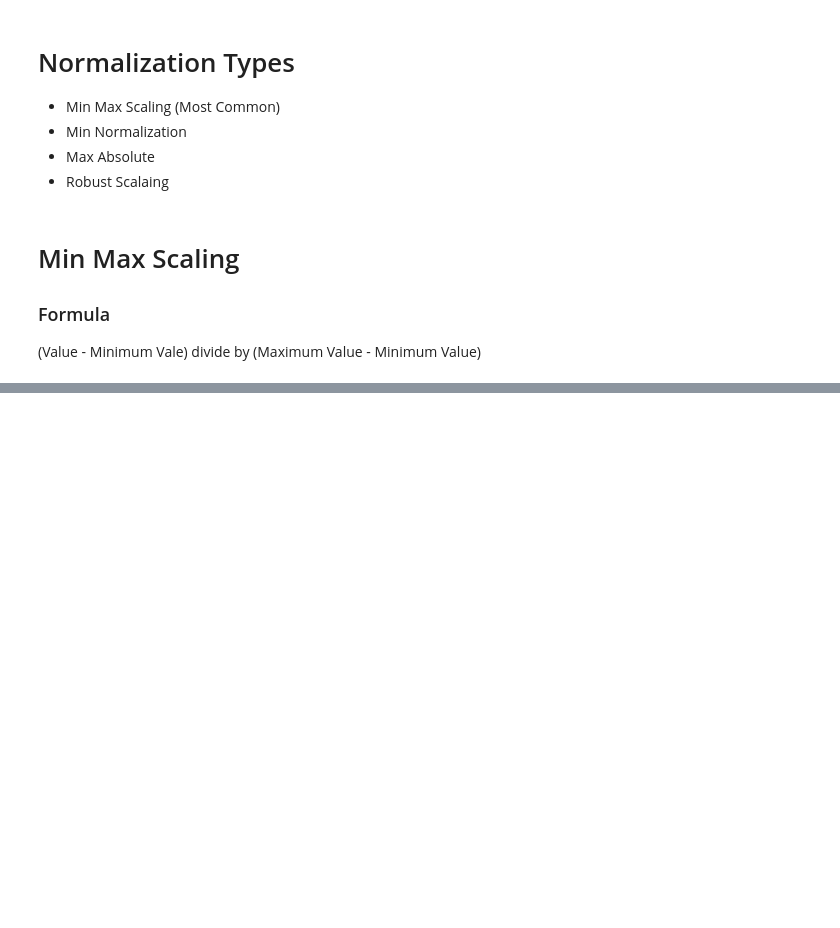
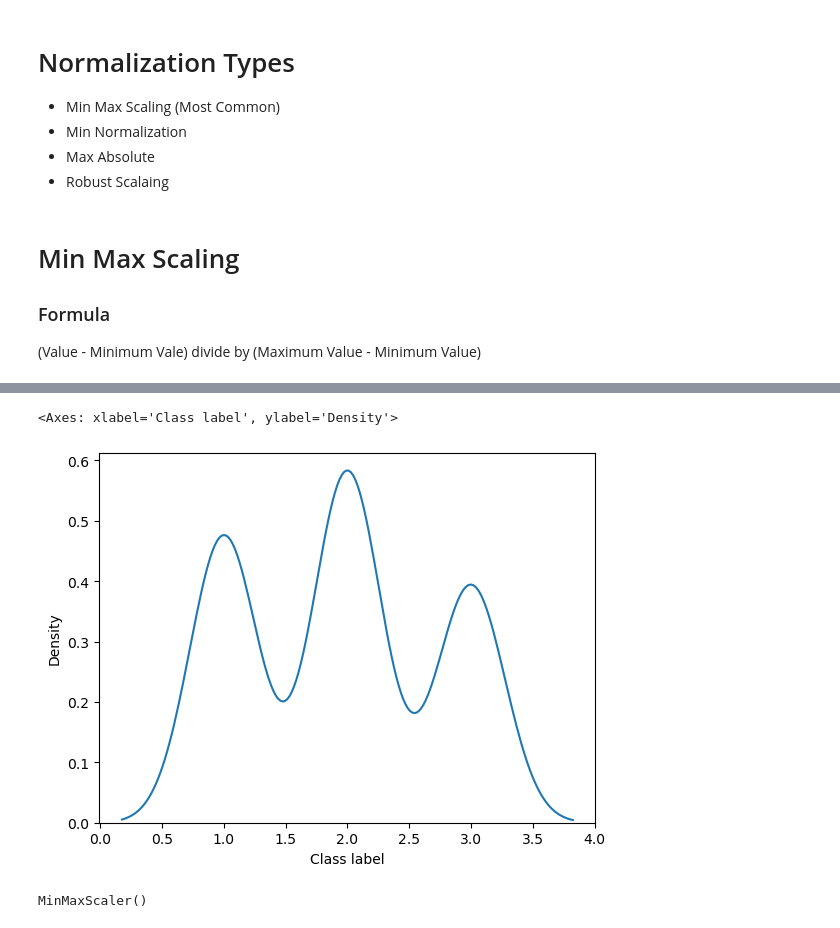
Before and after one commit to SajidHameed223/Machine_Learning, a Jupyter notebook: Feature Engineering/Feature_selection_using_Normalization.ipynb, the cells around one changed output, grey strips where cells are left out. Cells and saved outputs as stored; diff of their text form; code cells hidden in the pictures; blank space fills up the shorter version.

```diff
--- a/Feature Engineering/Feature_selection_using_Normalization.ipynb
+++ b/Feature Engineering/Feature_selection_using_Normalization.ipynb
@@ -11,0 +74,5 @@
+# %%
+sns.kdeplot(data = wine , x= 'Class label')
+# %% [output]
+<Axes: xlabel='Class label', ylabel='Density'>
+[figure, added]
@@ -11,0 +87,4 @@
+# %%
+scaler.fit(x_train)
+# %% [output]
+MinMaxScaler()
```
Also changed, not shown: parts of 23 cells of this notebook, 1 other file.
